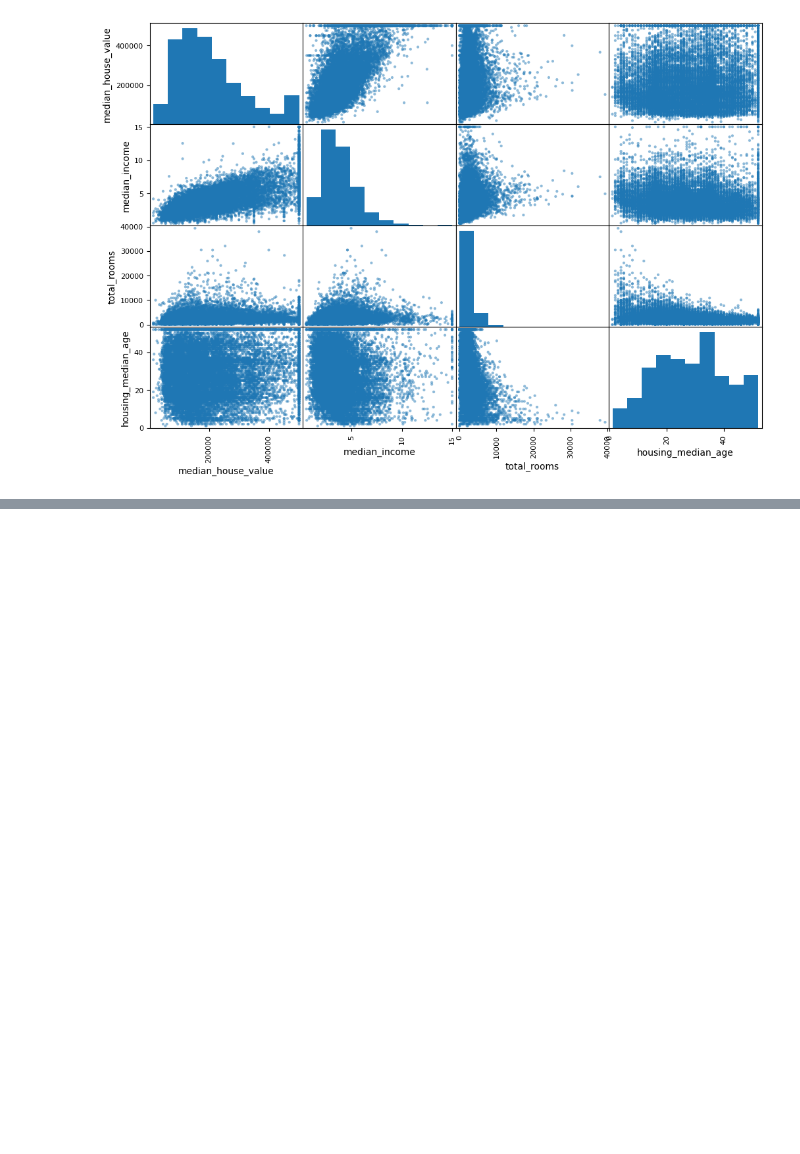
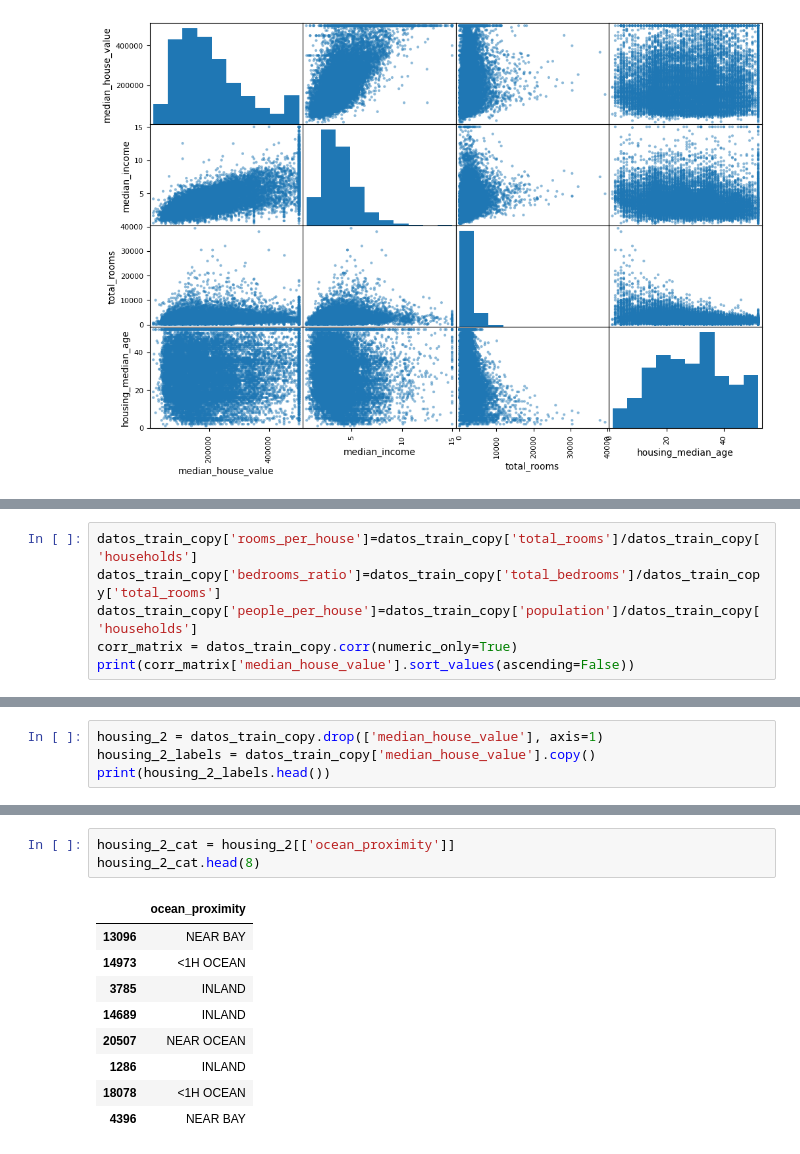
Before and after one commit to atamez6/housing_prediction, a Jupyter notebook: 02.ipynb, the cells around one changed output, grey strips where cells are left out. Drawn from its saved outputs; the diff is of its cells as text; blank space fills up the shorter version.

```diff
--- a/02.ipynb
+++ b/02.ipynb
@@ -200,0 +206,6 @@ plt.show()
+# %%
+datos_train_copy['rooms_per_house']=datos_train_copy['total_rooms']/datos_train_copy['households']
+datos_train_copy['bedrooms_ratio']=datos_train_copy['total_bedrooms']/datos_train_copy['total_rooms']
+datos_train_copy['people_per_house']=datos_train_copy['population']/datos_train_copy['households']
+corr_matrix = datos_train_copy.corr(numeric_only=True)
+print(corr_matrix['median_house_value'].sort_values(ascending=False))
@@ -200,0 +226,4 @@ plt.show()
+# %%
+housing_2 = datos_train_copy.drop(['median_house_value'], axis=1)
+housing_2_labels = datos_train_copy['median_house_value'].copy()
+print(housing_2_labels.head())
@@ -200,0 +292,13 @@ plt.show()
+# %%
+housing_2_cat = housing_2[['ocean_proximity']]
+housing_2_cat.head(8)
+# %% [output]
+|  | ocean_proximity |
+| 13096 | NEAR BAY |
+| 14973 | <1H OCEAN |
+| 3785 | INLAND |
+| 14689 | INLAND |
+| 20507 | NEAR OCEAN |
+| 1286 | INLAND |
+| 18078 | <1H OCEAN |
+| 4396 | NEAR BAY |
```
Also changed, not shown: parts of 15 cells of this notebook.
